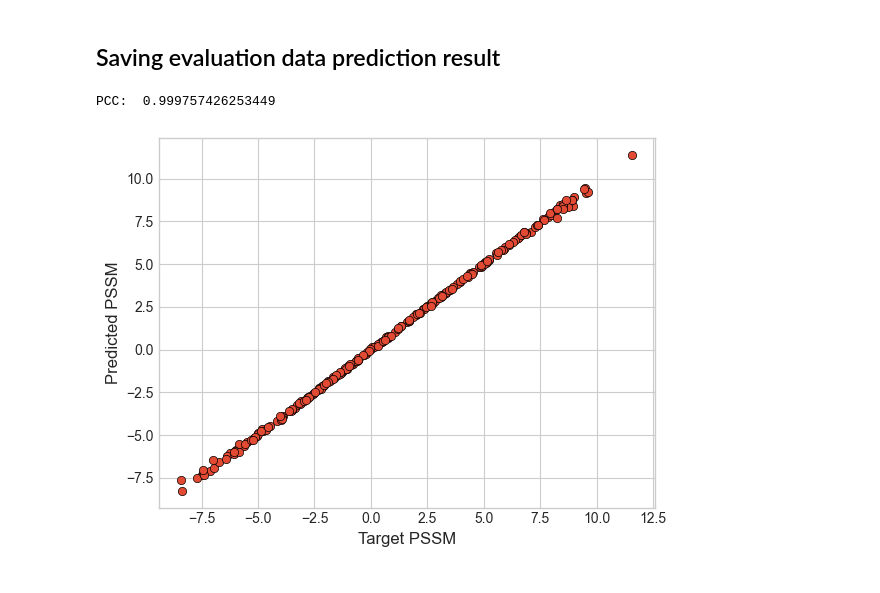
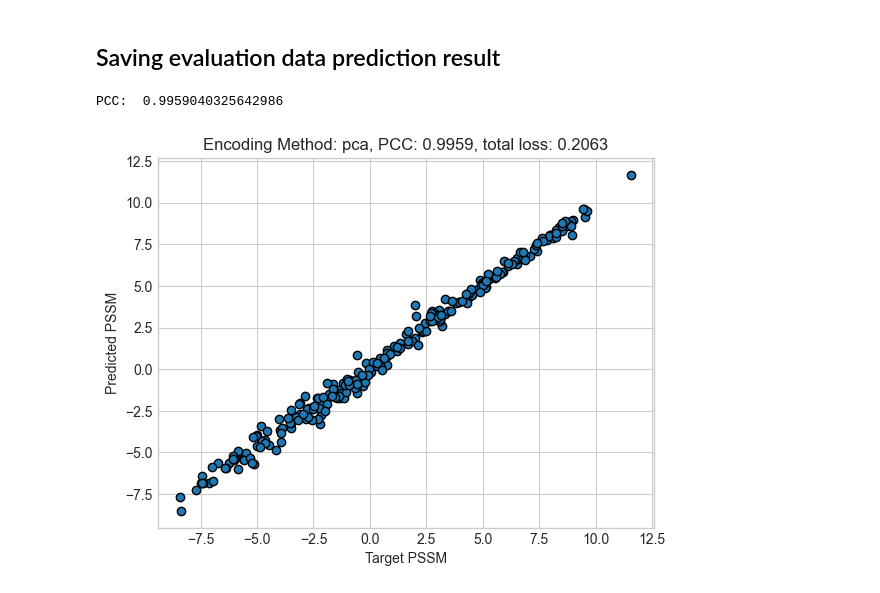
Before and after one commit to chuanghembo/Research-Immersion, a Jupyter notebook: Project/letter_model.ipynb, the cells around one changed output. Saved outputs shown, nothing was run; the diff lists cells and outputs as text; code cells hidden in the pictures.

```diff
--- a/Project/letter_model.ipynb
+++ b/Project/letter_model.ipynb
@@ -98,5 +251,5 @@ peptides_dataset = TensorDataset(peptides_tensor, PSSM_score_tensor)
 # %%
-def plot_loss(train_loss, val_loss, fold):
+def plot_loss(train_loss, val_loss, fold, encoding_method):
     plt.figure()
     plt.plot(train_loss, label='train err')
     plt.plot(val_loss, label='val err')
@@ -105,7 +258,7 @@ def plot_loss(train_loss, val_loss, fold):
     plt.style.use('seaborn-whitegrid')
     plt.xlabel('Epoch')
     plt.ylabel('Loss')
-    plt.savefig(f'./loss/loss_fold_{fold}.png')
+    plt.savefig(f'./loss/{encoding_method}_loss_fold_{fold}.png')
     plt.close()
 # %%
 torch.manual_seed(69)
@@ -127,7 +280,7 @@ for fold, (train_ids, test_ids) in enumerate(kfold.split(peptides_dataset), 1):
     test_loader = DataLoader(peptides_dataset, batch_size=10, sampler=test_subsampler)
 
     # Initialize NN
-    model = Linear_NN().to(device)
+    model = Linear_NN(input_size).to(device)
     model.apply(reset_weights)
 
     # Define the optimizer
@@ -184,10 +337,10 @@ for fold, (train_ids, test_ids) in enumerate(kfold.split(peptides_dataset), 1):
 
     # Save the model
     print('Finished Training, Saving Model')
-    torch.save(model.state_dict(), f'./model/model_fold_{fold}.pt')
+    torch.save(model.state_dict(), f'./model/{encoding_method}_model_fold_{fold}.pt')
 
     # Plot the loss
-    plot_loss(training_losses, validation_losses, fold)
+    plot_loss(training_losses, validation_losses, fold, encoding_method)
 # %% [output]
 Starting KFold Cross Validation
 Fold 1
@@ -280,16 +351,20 @@ Finished Training, Saving Model
 evaluation_data = './data/evaluation_peptide_PSSM_scores.txt'
 # evaluation_data = '../data/data/PSSM/A0201.eval'
 evaluation_peptides, evaluation_score = load_peptide_data(evaluation_data)
-evaluation_one_hot_encoded_peptides = one_hot_encode_peptides(evaluation_peptides)
+
+if encoding_method == 'onehot':
+    encoded_evaluation_peptides, encoding_method = one_hot_encode_peptides(evaluation_peptides)
+elif encoding_method == 'pca':
+    encoded_evaluation_peptides = PCA_pixel_encoding(evaluation_peptides, aa_feature_dict)
 
 # Convert to tensors
-evaluation_peptides_tensor = torch.tensor(evaluation_one_hot_encoded_peptides, dtype=torch.float32).to(device)
+evaluation_peptides_tensor = torch.tensor(encoded_evaluation_peptides, dtype=torch.float32).to(device)
 evaluation_score_tensor = torch.tensor(np.asarray(evaluation_score).reshape(-1,1), dtype=torch.float32).to(device)
 
 evaluation_peptides_dataset = TensorDataset(evaluation_peptides_tensor, evaluation_score_tensor)
 
 
-def test_model(models, evaluation_peptides_dataset):
+def evaluate_model(models, evaluation_peptides_dataset):
     predictions = []
 
     evaluation_data_loader = DataLoader(evaluation_peptides_dataset, batch_size=10)
@@ -317,12 +392,12 @@ def test_model(models, evaluation_peptides_dataset):
 # Load models
 models = []
 for i in range(1,6):
-    model = Linear_NN().to(device)
-    model.load_state_dict(torch.load(f'./model/model_fold_{i}.pt'))
+    model = Linear_NN(input_size).to(device)
+    model.load_state_dict(torch.load(f'./model/{encoding_method}_model_fold_{i}.pt'))
     models.append(model)
 
 # Test models
-predictions, total_loss = test_model(models, evaluation_peptides_dataset)
+predictions, total_loss = evaluate_model(models, evaluation_peptides_dataset)
 
 print(f'Total Loss: {total_loss}')
 # %% [output]
@@ -330,7 +405,7 @@ Total Loss: 0.012524592690169811
 # %% [markdown]
 ## Saving evaluation data prediction result
 # %%
-outfile = './evaluation_result/evaluation_predictions.txt'
+outfile = f'./evaluation_result/{encoding_method}_evaluation_predictions.txt'
 
 with open(outfile, 'w') as f:
     print('Peptide      Score      Prediction', file=f)
@@ -339,13 +414,14 @@ with open(outfile, 'w') as f:
 # %%
 pcc = pearsonr(evaluation_score, np.array(predictions).flatten())
 print("PCC: ", pcc[0])
 
 plt.figure()
 plt.style.use('seaborn-whitegrid');
 plt.scatter(evaluation_score, predictions, edgecolors='black');
 plt.xlabel('Target PSSM');
 plt.ylabel('Predicted PSSM');
-plt.savefig('./evaluation_result/evaluation_scatter.png')
+plt.title(f'Encoding Method: {encoding_method}, PCC: {pcc[0]:.4f}, total loss: {total_loss:.4f}');
+plt.savefig(f'./evaluation_result/{encoding_method}_evaluation_scatter.png')
 # %% [output]
-PCC:  0.999757426253449
+PCC:  0.9959040325642986
-[figure, old version]
+[figure, new version]
```
Also changed, not shown: parts of 23 cells of this notebook, 25 other files.
